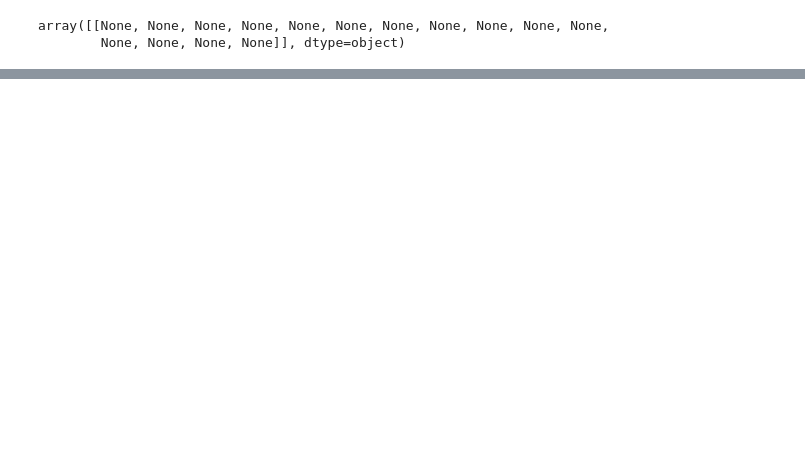
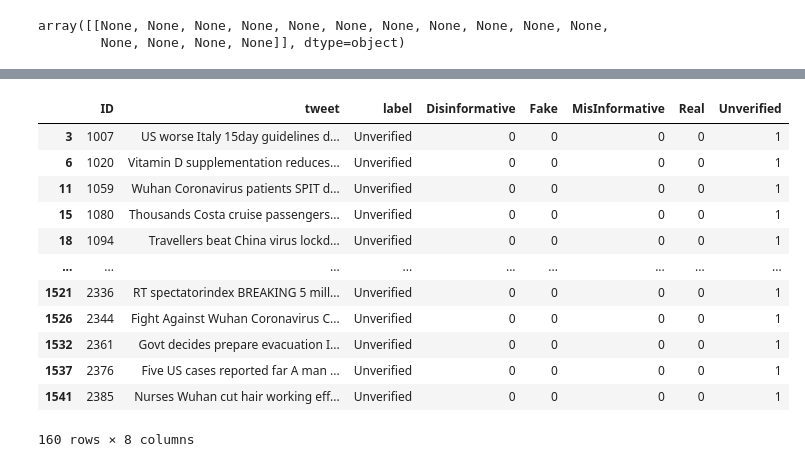
Before and after one commit to sanjaikanth/ANNSelfConfigure, a Jupyter notebook: ANNSelfReconfigurePage.ipynb, the cells around one changed output, grey strips where cells are left out. Saved outputs shown, nothing was run; the diff lists cells and outputs as text; code cells hidden in the pictures; blank space fills up the shorter version.

```diff
--- a/ANNSelfReconfigurePage.ipynb
+++ b/ANNSelfReconfigurePage.ipynb
@@ -424 +372,17 @@ df
 556 rows × 8 columns
+# %%
+dfUnverifiedCheck
+# %% [output]
+|  | ID | tweet | label | Disinformative | Fake | MisInformative | Real | Unverified |
+| 3 | 1007 | US worse Italy 15day guidelines d... | Unverified | 0 | 0 | 0 | 0 | 1 |
+| 6 | 1020 | Vitamin D supplementation reduces... | Unverified | 0 | 0 | 0 | 0 | 1 |
+| 11 | 1059 | Wuhan Coronavirus patients SPIT d... | Unverified | 0 | 0 | 0 | 0 | 1 |
+| 15 | 1080 | Thousands Costa cruise passengers... | Unverified | 0 | 0 | 0 | 0 | 1 |
+| 18 | 1094 | Travellers beat China virus lockd... | Unverified | 0 | 0 | 0 | 0 | 1 |
+| ... | ... | ... | ... | ... | ... | ... | ... | ... |
+| 1521 | 2336 | RT spectatorindex BREAKING 5 mill... | Unverified | 0 | 0 | 0 | 0 | 1 |
+| 1526 | 2344 | Fight Against Wuhan Coronavirus C... | Unverified | 0 | 0 | 0 | 0 | 1 |
+| 1532 | 2361 | Govt decides prepare evacuation I... | Unverified | 0 | 0 | 0 | 0 | 1 |
+| 1537 | 2376 | Five US cases reported far A man ... | Unverified | 0 | 0 | 0 | 0 | 1 |
+| 1541 | 2385 | Nurses Wuhan cut hair working eff... | Unverified | 0 | 0 | 0 | 0 | 1 |
+160 rows × 8 columns
```
Also changed, not shown: parts of 19 cells of this notebook.
